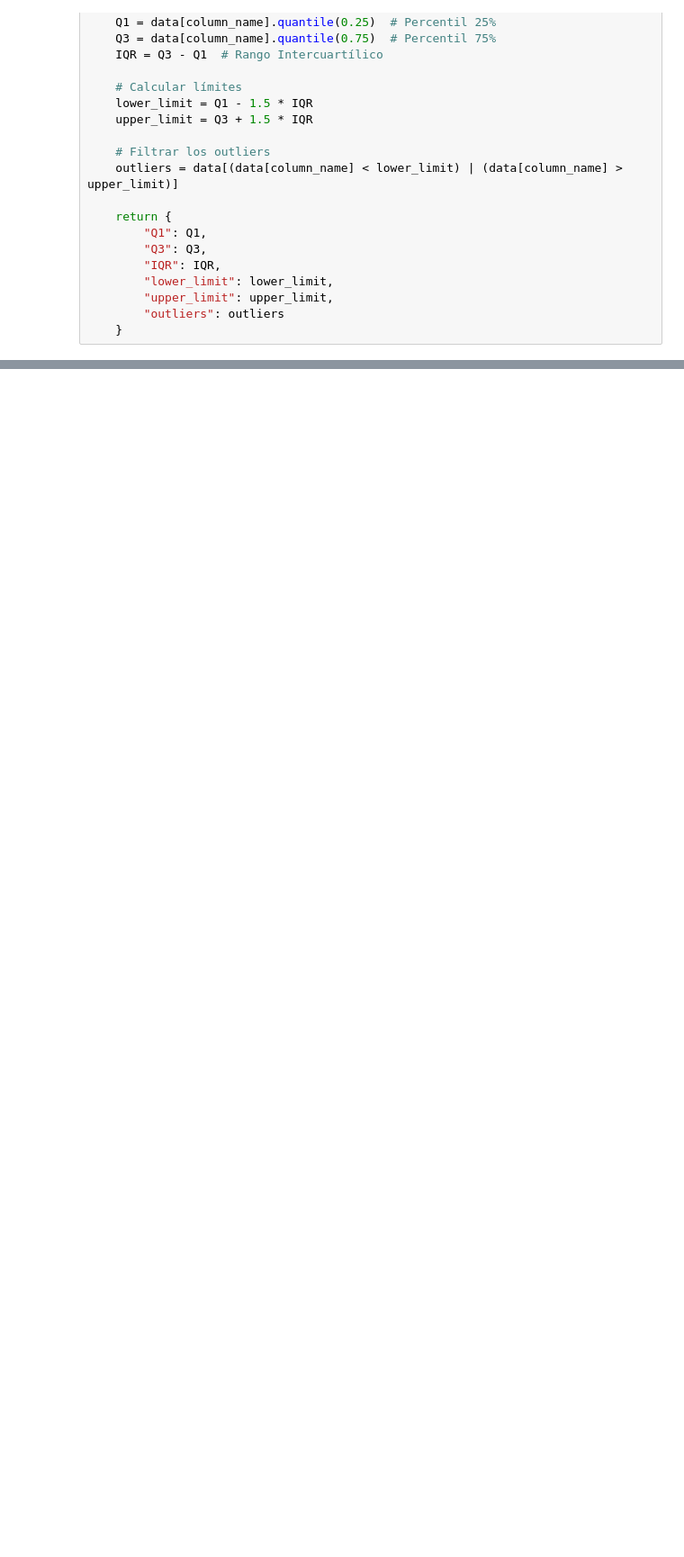
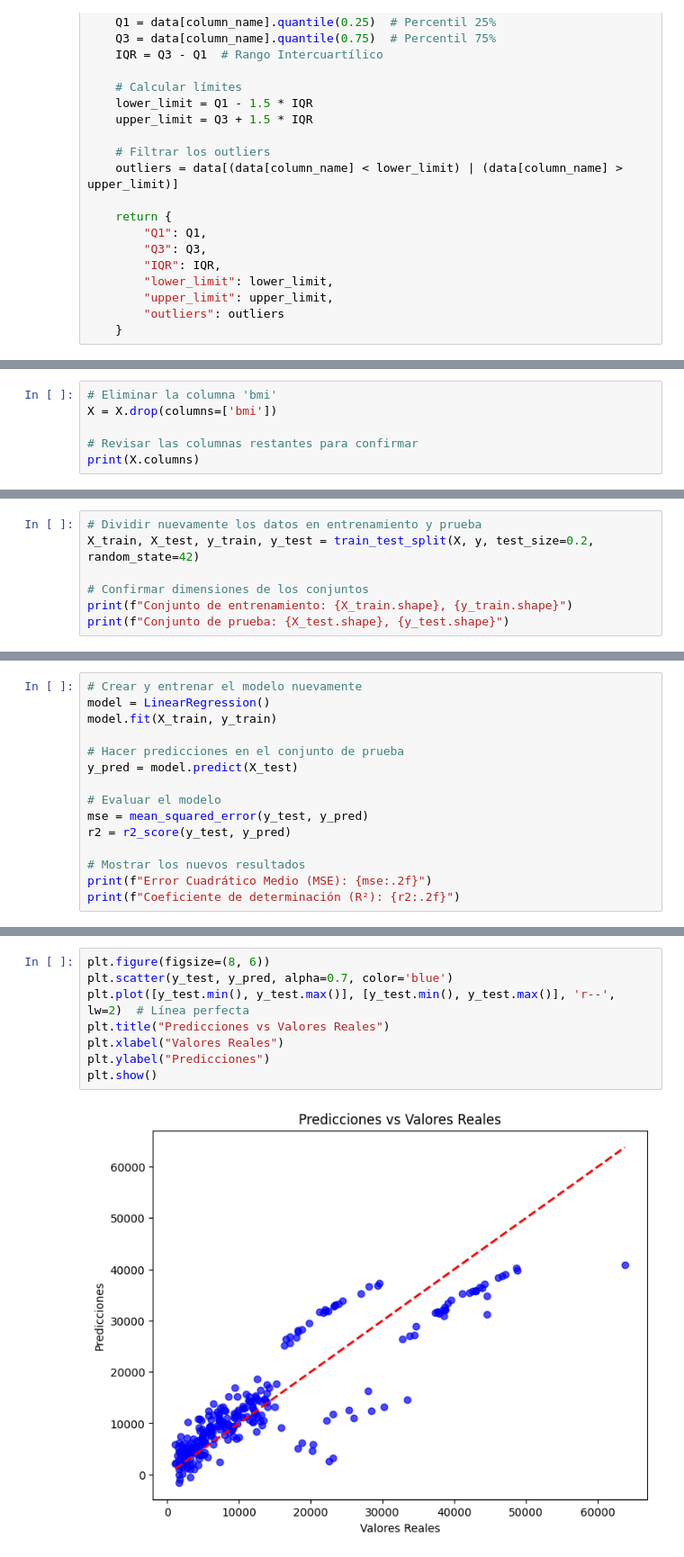
Before and after one commit to 4GeeksAcademy/machine-learning-regresion-lineal, a Jupyter notebook: src/explore.ipynb, the cells around one changed output, grey strips where cells are left out. Shown: that part at 90% size. Saved outputs shown, nothing was run; the diff lists cells and outputs as text; blank space fills up the shorter version.

```diff
--- a/src/explore.ipynb
+++ b/src/explore.ipynb
@@ -165,0 +371,6 @@ print(bmi_outliers_summary)
+# %%
+# Eliminar la columna 'bmi'
+X = X.drop(columns=['bmi'])
+
+# Revisar las columnas restantes para confirmar
+print(X.columns)
@@ -165,0 +382,7 @@ print(bmi_outliers_summary)
+# %%
+# Dividir nuevamente los datos en entrenamiento y prueba
+X_train, X_test, y_train, y_test = train_test_split(X, y, test_size=0.2, random_state=42)
+
+# Confirmar dimensiones de los conjuntos
+print(f"Conjunto de entrenamiento: {X_train.shape}, {y_train.shape}")
+print(f"Conjunto de prueba: {X_test.shape}, {y_test.shape}")
@@ -165,0 +392,15 @@ print(bmi_outliers_summary)
+# %%
+# Crear y entrenar el modelo nuevamente
+model = LinearRegression()
+model.fit(X_train, y_train)
+
+# Hacer predicciones en el conjunto de prueba
+y_pred = model.predict(X_test)
+
+# Evaluar el modelo
+mse = mean_squared_error(y_test, y_pred)
+r2 = r2_score(y_test, y_pred)
+
+# Mostrar los nuevos resultados
+print(f"Error Cuadrático Medio (MSE): {mse:.2f}")
+print(f"Coeficiente de determinación (R²): {r2:.2f}")
@@ -165,0 +412,10 @@ print(bmi_outliers_summary)
+# %%
+plt.figure(figsize=(8, 6))
+plt.scatter(y_test, y_pred, alpha=0.7, color='blue')
+plt.plot([y_test.min(), y_test.max()], [y_test.min(), y_test.max()], 'r--', lw=2)  # Línea perfecta
+plt.title("Predicciones vs Valores Reales")
+plt.xlabel("Valores Reales")
+plt.ylabel("Predicciones")
+plt.show()
+# %% [output]
+[figure, added]
```
Also changed, not shown: parts of 51 cells of this notebook.
